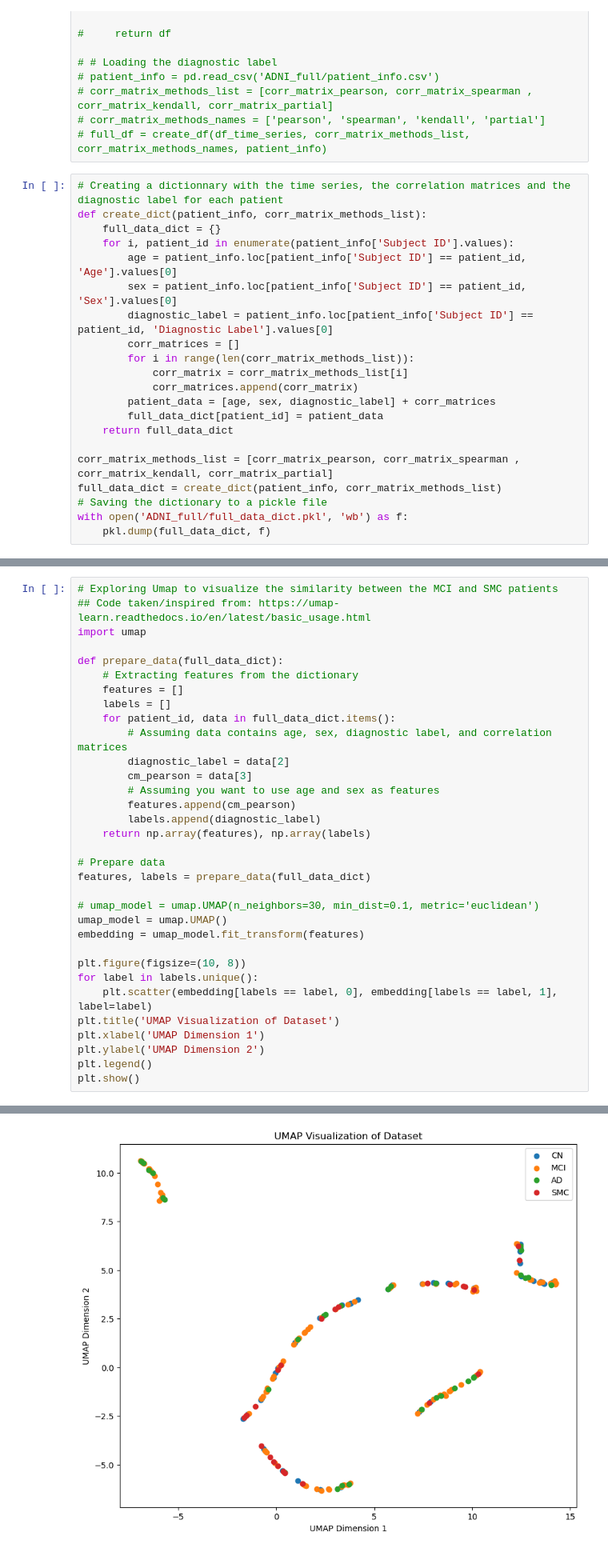
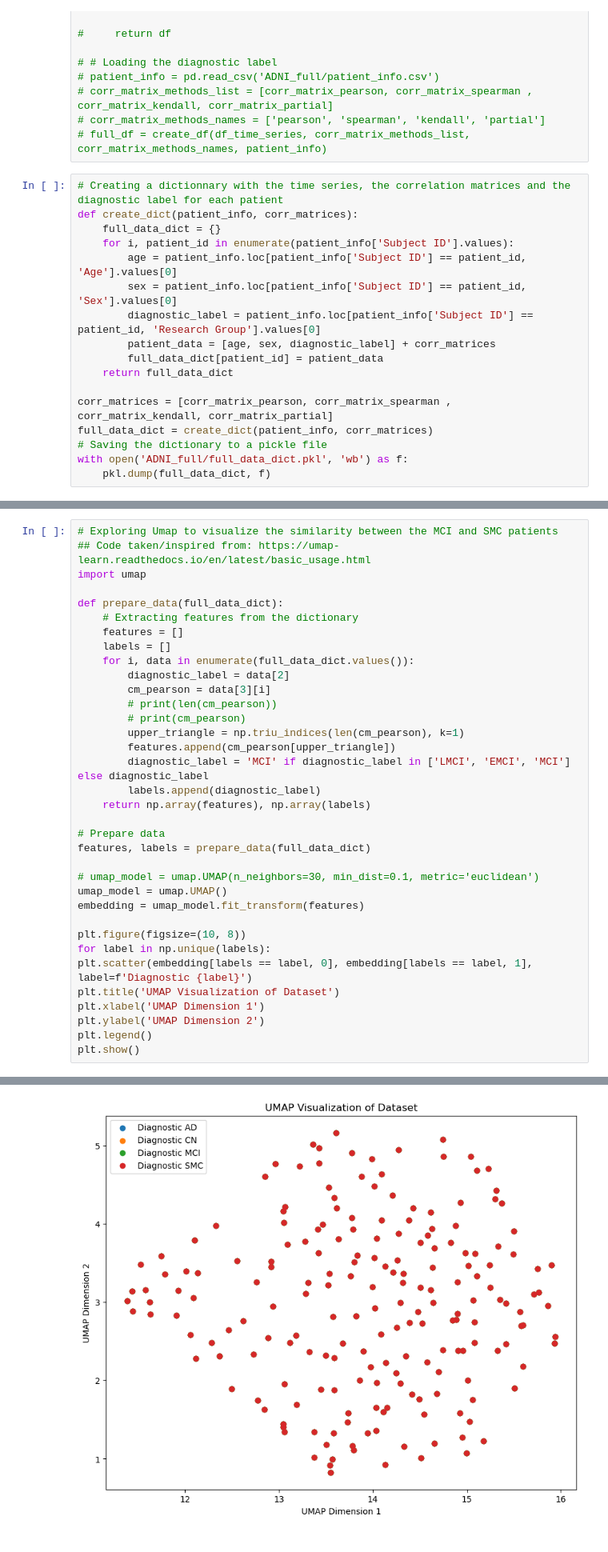
Before and after one commit to mathilde-cros/Bachelor_Thesis_Alzheimers_HGNN, a Jupyter notebook: Corr_and_df.ipynb, the cells around one changed output, grey strips where cells are left out. Shown at 80% size. Cells and saved outputs as stored; diff of their text form.

```diff
--- a/Corr_and_df.ipynb
+++ b/Corr_and_df.ipynb
@@ -332,22 +332,18 @@ Faire un dictionnaire au lieu d'un pd data frame et le sauver en pkl au lieu de
 # full_df = create_df(df_time_series, corr_matrix_methods_list, corr_matrix_methods_names, patient_info)
 # %%
 # Creating a dictionnary with the time series, the correlation matrices and the diagnostic label for each patient
-def create_dict(patient_info, corr_matrix_methods_list):
+def create_dict(patient_info, corr_matrices):
     full_data_dict = {}
     for i, patient_id in enumerate(patient_info['Subject ID'].values):
         age = patient_info.loc[patient_info['Subject ID'] == patient_id, 'Age'].values[0]
         sex = patient_info.loc[patient_info['Subject ID'] == patient_id, 'Sex'].values[0]
-        diagnostic_label = patient_info.loc[patient_info['Subject ID'] == patient_id, 'Diagnostic Label'].values[0]
-        corr_matrices = []
-        for i in range(len(corr_matrix_methods_list)):
-            corr_matrix = corr_matrix_methods_list[i]
-            corr_matrices.append(corr_matrix)
+        diagnostic_label = patient_info.loc[patient_info['Subject ID'] == patient_id, 'Research Group'].values[0]
         patient_data = [age, sex, diagnostic_label] + corr_matrices
         full_data_dict[patient_id] = patient_data
     return full_data_dict
 
-corr_matrix_methods_list = [corr_matrix_pearson, corr_matrix_spearman , corr_matrix_kendall, corr_matrix_partial]
-full_data_dict = create_dict(patient_info, corr_matrix_methods_list)
+corr_matrices = [corr_matrix_pearson, corr_matrix_spearman , corr_matrix_kendall, corr_matrix_partial]
+full_data_dict = create_dict(patient_info, corr_matrices)
 # Saving the dictionary to a pickle file
 with open('ADNI_full/full_data_dict.pkl', 'wb') as f:
     pkl.dump(full_data_dict, f)
@@ -356,39 +350,41 @@ NameError: name 'corr_matrix_pearson' is not defined
 # %%
 # Exploring Umap to visualize the similarity between the MCI and SMC patients
 ## Code taken/inspired from: https://umap-learn.readthedocs.io/en/latest/basic_usage.html
 import umap
 
 def prepare_data(full_data_dict):
     # Extracting features from the dictionary
     features = []
     labels = []
-    for patient_id, data in full_data_dict.items():
-        # Assuming data contains age, sex, diagnostic label, and correlation matrices
+    for i, data in enumerate(full_data_dict.values()):
         diagnostic_label = data[2]
-        cm_pearson = data[3]
-        # Assuming you want to use age and sex as features
-        features.append(cm_pearson)
+        cm_pearson = data[3][i]
+        # print(len(cm_pearson))
+        # print(cm_pearson)
+        upper_triangle = np.triu_indices(len(cm_pearson), k=1)
+        features.append(cm_pearson[upper_triangle])
+        diagnostic_label = 'MCI' if diagnostic_label in ['LMCI', 'EMCI', 'MCI'] else diagnostic_label
         labels.append(diagnostic_label)
     return np.array(features), np.array(labels)
 
 # Prepare data
 features, labels = prepare_data(full_data_dict)
 
 # umap_model = umap.UMAP(n_neighbors=30, min_dist=0.1, metric='euclidean')
 umap_model = umap.UMAP()
 embedding = umap_model.fit_transform(features)
 
 plt.figure(figsize=(10, 8))
-for label in labels.unique():
-    plt.scatter(embedding[labels == label, 0], embedding[labels == label, 1], label=label)
+for label in np.unique(labels):
+plt.scatter(embedding[labels == label, 0], embedding[labels == label, 1], label=f'Diagnostic {label}')
 plt.title('UMAP Visualization of Dataset')
 plt.xlabel('UMAP Dimension 1')
 plt.ylabel('UMAP Dimension 2')
 plt.legend()
 plt.show()
 # %% [output]
 Intel MKL WARNING: Support of Intel(R) Streaming SIMD Extensions 4.2 (Intel(R) SSE4.2) enabled only processors has been deprecated. Intel oneAPI Math Kernel Library 2025.0 will require Intel(R) Advanc ...
-[figure, old version]
+[figure, new version]
 # %%
 # Grouping LMCI, EMCI, and MCI patients together
 full_df['Diagnostic_label'] = full_df['Diagnostic_label'].map(lambda x: 'MCI' if x in ['LMCI', 'EMCI', 'MCI'] else x)
```
Also changed, not shown: parts of 3 cells of this notebook, 1 other file.
